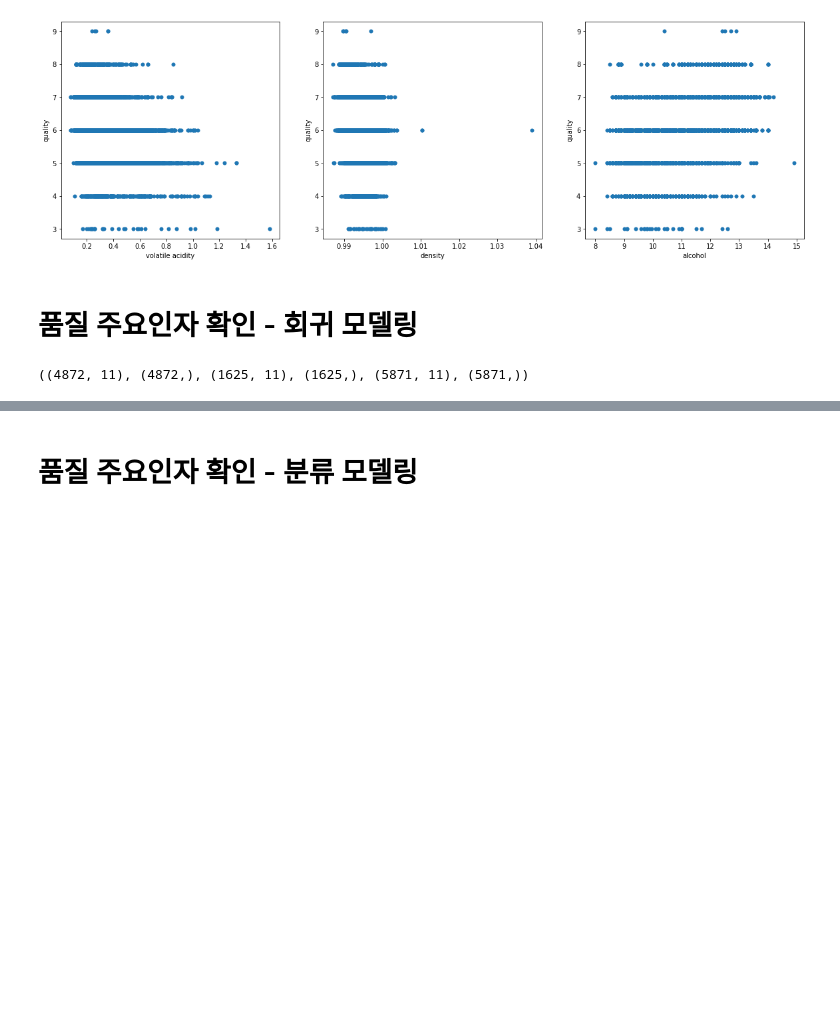
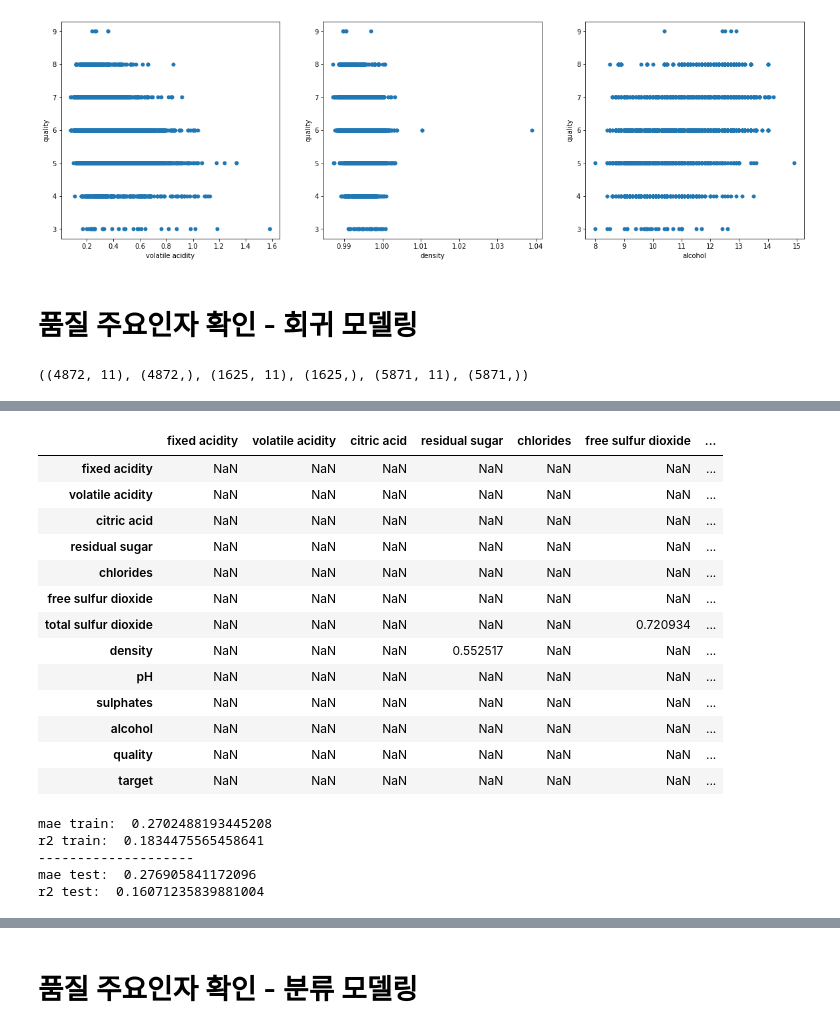
Before and after one commit to seonydg/ml-premium-wine-production-analysis, a Jupyter notebook: premium-wine-production-analysis-1.ipynb, the cells around one changed output, grey strips where cells are left out. Cells and saved outputs as stored; diff of their text form; code cells hidden in the pictures; blank space fills up the shorter version.

```diff
--- a/premium-wine-production-analysis-1.ipynb
+++ b/premium-wine-production-analysis-1.ipynb
@@ -199,0 +308,45 @@ train_x.shape, train_y.shape, test_x.shape, test_y.shape, o_Train_X.shape, o_Tra
+# %%
+# 다중공선성 확인
+df.corr()[(abs(df.corr()) > 0.5) & (df.corr() != 1)]
+# %% [output]
+|  | fixed acidity | volatile acidity | citric acid | residual sugar | chlorides | free sulfur dioxide | ... |
+| fixed acidity | NaN | NaN | NaN | NaN | NaN | NaN | ... |
+| volatile acidity | NaN | NaN | NaN | NaN | NaN | NaN | ... |
+| citric acid | NaN | NaN | NaN | NaN | NaN | NaN | ... |
+| residual sugar | NaN | NaN | NaN | NaN | NaN | NaN | ... |
+| chlorides | NaN | NaN | NaN | NaN | NaN | NaN | ... |
+| free sulfur dioxide | NaN | NaN | NaN | NaN | NaN | NaN | ... |
+| total sulfur dioxide | NaN | NaN | NaN | NaN | NaN | 0.720934 | ... |
+| density | NaN | NaN | NaN | 0.552517 | NaN | NaN | ... |
+| pH | NaN | NaN | NaN | NaN | NaN | NaN | ... |
+| sulphates | NaN | NaN | NaN | NaN | NaN | NaN | ... |
+| alcohol | NaN | NaN | NaN | NaN | NaN | NaN | ... |
+| quality | NaN | NaN | NaN | NaN | NaN | NaN | ... |
+| target | NaN | NaN | NaN | NaN | NaN | NaN | ... |
+# %%
+X = df.drop(['residual sugar', 'free sulfur dioxide', 'quality', 'target'], axis=1)
+Y = df['target']
+
+train_x, test_x, train_y, test_y = train_test_split(X, Y, stratify=Y)
+
+lr.fit(train_x, train_y)
+train_pred = lr.predict(train_x)
+test_pred = lr.predict(test_x)
+
+mae_train = mean_absolute_error(train_y, train_pred)
+r2_train = r2_score(train_y, train_pred)
+
+mae_test = mean_absolute_error(test_y, test_pred)
+r2_test = r2_score(test_y, test_pred)
+
+print(f'mae train: ', mae_train)
+print('r2 train: ', r2_train)
+print('-'*20)
+print('mae test: ', mae_test)
+print('r2 test: ', r2_test)
+# %% [output]
+mae train:  0.2702488193445208
+r2 train:  0.1834475565458641
+--------------------
+mae test:  0.276905841172096
+r2 test:  0.16071235839881004
```
Also changed, not shown: parts of 8 cells of this notebook.
